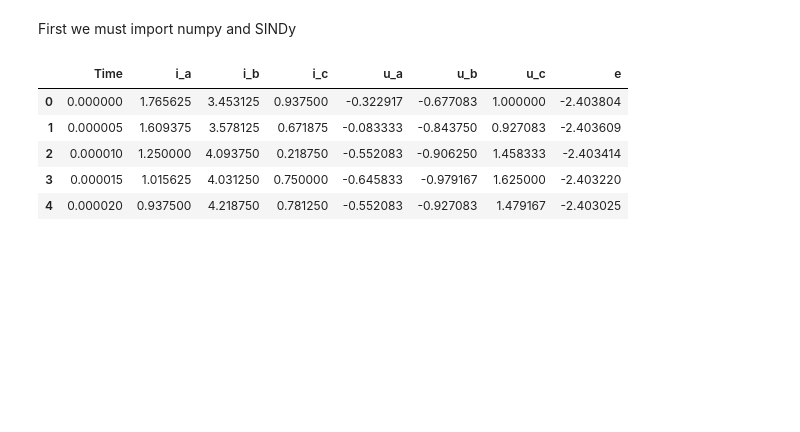
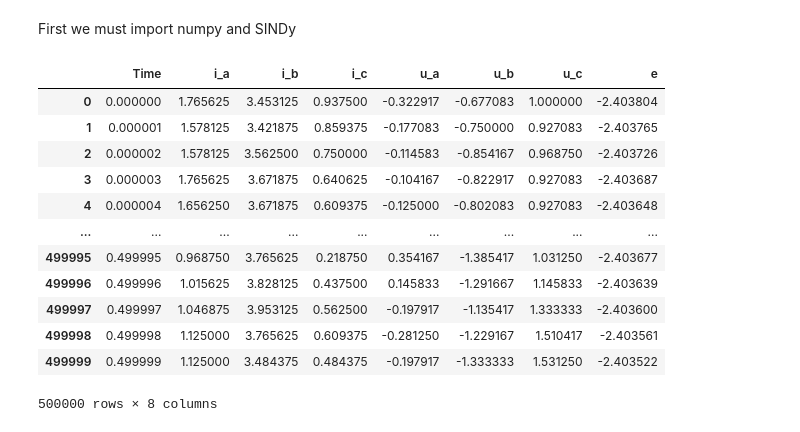
Before and after one commit to skydrive22/ME599_Torque_Estimation, a Jupyter notebook: Python/CodeNotebook.ipynb, the cells around one changed output. Cells and saved outputs as stored; diff of their text form; code cells hidden in the pictures; blank space fills up the shorter version.

```diff
--- a/Python/CodeNotebook.ipynb
+++ b/Python/CodeNotebook.ipynb
@@ -3,30 +3,39 @@ First we must import numpy and SINDy
 # %%
 import matplotlib.pyplot as plt
 import numpy as np
 import pandas as pd
 from pysindy import SINDy
 from pysindy.feature_library import *
 from pysindy.differentiation import *
 # from pysindy.optimizers import *
 from scipy.integrate import odeint, solve_ivp
 
 # Import reduced dataset
 file = '../ReducedTorqueData.csv'
 raw_data = np.loadtxt(file, delimiter=',', skiprows=1)
 
-# file = 'FullDataset.csv'
-# raw_data = np.loadtxt(file, delimiter=',', skiprows=500001, nrows=500000)
+# file = '../Time_series_120rpm.csv'
+# raw_data = np.loadtxt(file, delimiter=',', skiprows=1000001, max_rows=500000)[:,1:10]
 
-data = raw_data[0:raw_data.shape[0]:5]
+# data = raw_data[0:raw_data.shape[0]:5]
+data = raw_data
 
-pd.DataFrame(data[:5], columns = ['Time','i_a','i_b','i_c','u_a','u_b','u_c','e'])
+pd.DataFrame(data, columns = ['Time','i_a','i_b','i_c','u_a','u_b','u_c','e'])
+# data
 # %% [output]
 |  | Time | i_a | i_b | i_c | u_a | u_b | u_c | e |
 | 0 | 0.000000 | 1.765625 | 3.453125 | 0.937500 | -0.322917 | -0.677083 | 1.000000 | -2.403804 |
-| 1 | 0.000005 | 1.609375 | 3.578125 | 0.671875 | -0.083333 | -0.843750 | 0.927083 | -2.403609 |
-| 2 | 0.000010 | 1.250000 | 4.093750 | 0.218750 | -0.552083 | -0.906250 | 1.458333 | -2.403414 |
-| 3 | 0.000015 | 1.015625 | 4.031250 | 0.750000 | -0.645833 | -0.979167 | 1.625000 | -2.403220 |
-| 4 | 0.000020 | 0.937500 | 4.218750 | 0.781250 | -0.552083 | -0.927083 | 1.479167 | -2.403025 |
+| 1 | 0.000001 | 1.578125 | 3.421875 | 0.859375 | -0.177083 | -0.750000 | 0.927083 | -2.403765 |
+| 2 | 0.000002 | 1.578125 | 3.562500 | 0.750000 | -0.114583 | -0.854167 | 0.968750 | -2.403726 |
+| 3 | 0.000003 | 1.765625 | 3.671875 | 0.640625 | -0.104167 | -0.822917 | 0.927083 | -2.403687 |
+| 4 | 0.000004 | 1.656250 | 3.671875 | 0.609375 | -0.125000 | -0.802083 | 0.927083 | -2.403648 |
+| ... | ... | ... | ... | ... | ... | ... | ... | ... |
+| 499995 | 0.499995 | 0.968750 | 3.765625 | 0.218750 | 0.354167 | -1.385417 | 1.031250 | -2.403677 |
+| 499996 | 0.499996 | 1.015625 | 3.828125 | 0.437500 | 0.145833 | -1.291667 | 1.145833 | -2.403639 |
+| 499997 | 0.499997 | 1.046875 | 3.953125 | 0.562500 | -0.197917 | -1.135417 | 1.333333 | -2.403600 |
+| 499998 | 0.499998 | 1.125000 | 3.765625 | 0.609375 | -0.281250 | -1.229167 | 1.510417 | -2.403561 |
+| 499999 | 0.499999 | 1.125000 | 3.484375 | 0.484375 | -0.197917 | -1.333333 | 1.531250 | -2.403522 |
+500000 rows × 8 columns
 # %%
 # Given Parameters
 n_me = 16.67    # Hz
```
Also changed, not shown: parts of 4 cells of this notebook.
